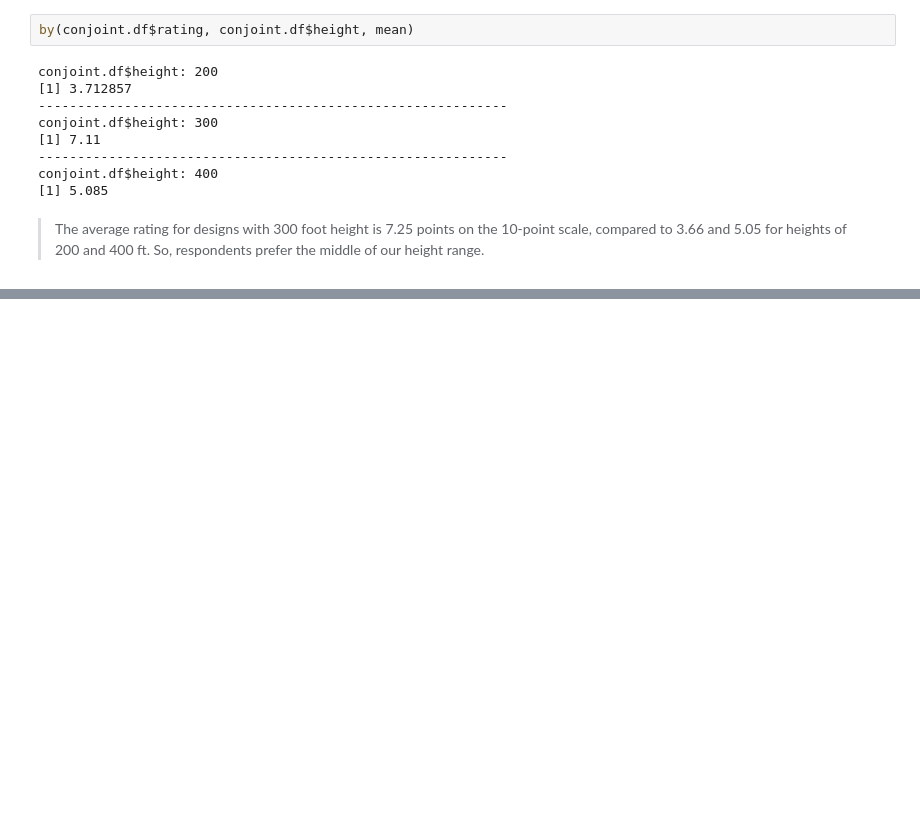
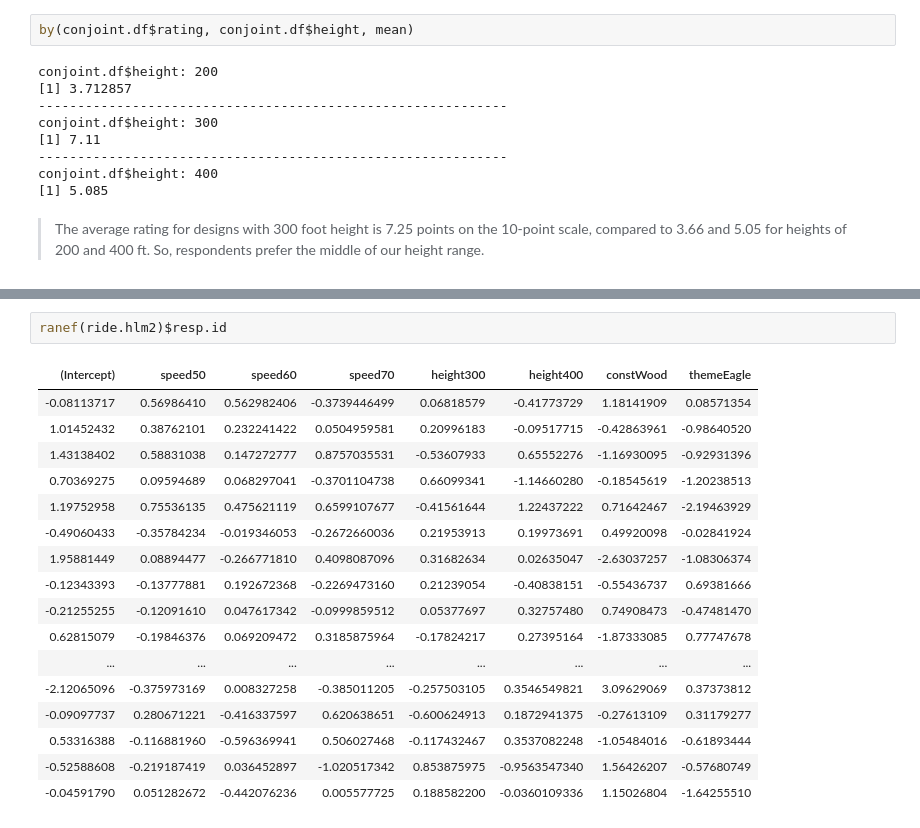
Before and after one commit to LeeChang-Soo/R-for-marketing-analytics, a Jupyter notebook: 9_Additional Linear Modeling Topics.ipynb, the cells around one changed output, grey strips where cells are left out. Drawn from its saved outputs; the diff is of its cells as text; blank space fills up the shorter version.

```diff
--- a/9_Additional Linear Modeling Topics.ipynb
+++ b/9_Additional Linear Modeling Topics.ipynb
@@ -1009,0 +1171,20 @@ prefer the middle of our height range.
+# %%
+ranef(ride.hlm2)$resp.id
+# %% [output]
+| (Intercept) | speed50 | speed60 | speed70 | height300 | height400 | constWood | themeEagle |
+| -0.08113717 | 0.56986410 | 0.562982406 | -0.3739446499 | 0.06818579 | -0.41773729 | 1.18141909 | 0.08571354 |
+| 1.01452432 | 0.38762101 | 0.232241422 | 0.0504959581 | 0.20996183 | -0.09517715 | -0.42863961 | -0.98640520 |
+| 1.43138402 | 0.58831038 | 0.147272777 | 0.8757035531 | -0.53607933 | 0.65552276 | -1.16930095 | -0.92931396 |
+| 0.70369275 | 0.09594689 | 0.068297041 | -0.3701104738 | 0.66099341 | -1.14660280 | -0.18545619 | -1.20238513 |
+| 1.19752958 | 0.75536135 | 0.475621119 | 0.6599107677 | -0.41561644 | 1.22437222 | 0.71642467 | -2.19463929 |
+| -0.49060433 | -0.35784234 | -0.019346053 | -0.2672660036 | 0.21953913 | 0.19973691 | 0.49920098 | -0.02841924 |
+| 1.95881449 | 0.08894477 | -0.266771810 | 0.4098087096 | 0.31682634 | 0.02635047 | -2.63037257 | -1.08306374 |
+| -0.12343393 | -0.13777881 | 0.192672368 | -0.2269473160 | 0.21239054 | -0.40838151 | -0.55436737 | 0.69381666 |
+| -0.21255255 | -0.12091610 | 0.047617342 | -0.0999859512 | 0.05377697 | 0.32757480 | 0.74908473 | -0.47481470 |
+| 0.62815079 | -0.19846376 | 0.069209472 | 0.3185875964 | -0.17824217 | 0.27395164 | -1.87333085 | 0.77747678 |
+| ... | ... | ... | ... | ... | ... | ... | ... |
+| -2.12065096 | -0.375973169 | 0.008327258 | -0.385011205 | -0.257503105 | 0.3546549821 | 3.09629069 | 0.37373812 |
+| -0.09097737 | 0.280671221 | -0.416337597 | 0.620638651 | -0.600624913 | 0.1872941375 | -0.27613109 | 0.31179277 |
+| 0.53316388 | -0.116881960 | -0.596369941 | 0.506027468 | -0.117432467 | 0.3537082248 | -1.05484016 | -0.61893444 |
+| -0.52588608 | -0.219187419 | 0.036452897 | -1.020517342 | 0.853875975 | -0.9563547340 | 1.56426207 | -0.57680749 |
+| -0.04591790 | 0.051282672 | -0.442076236 | 0.005577725 | 0.188582200 | -0.0360109336 | 1.15026804 | -1.64255510 |
```
Also changed, not shown: parts of 51 cells of this notebook.
